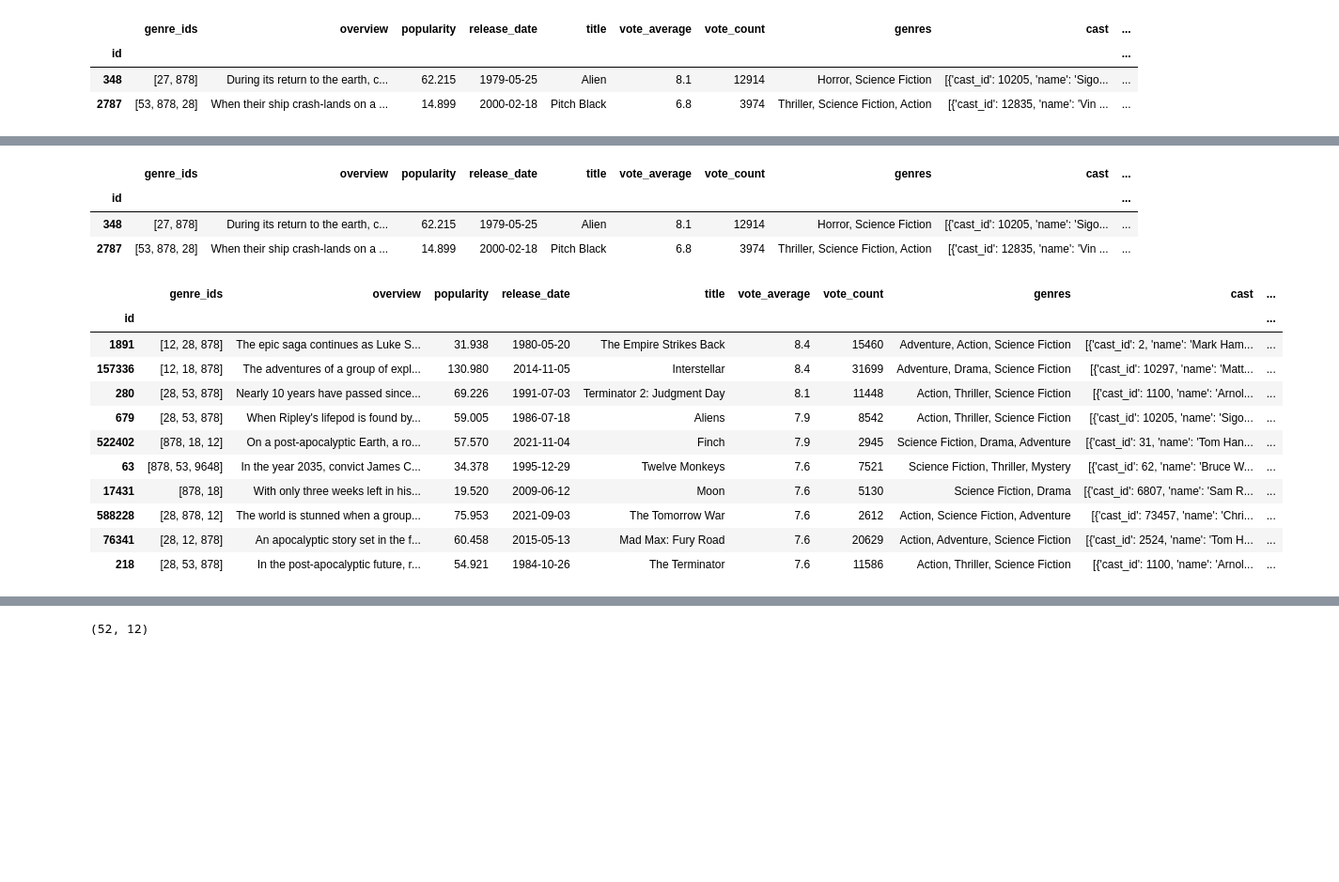
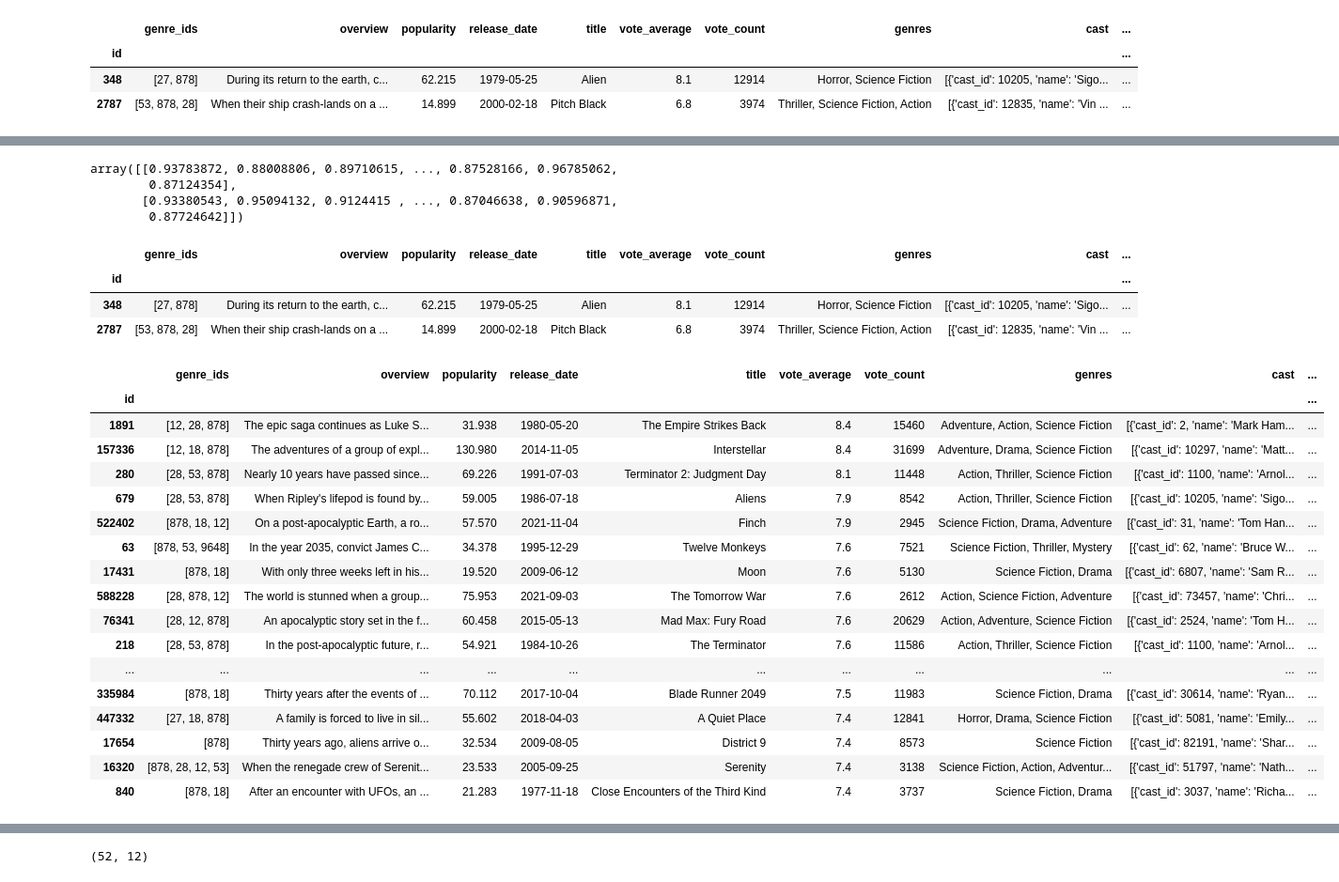
Before and after one commit to fadeeva/normal_projects, a Jupyter notebook: Popular_10000_movies_listed_on_TMDb/prsnt.ipynb, the cells around one changed output, grey strips where cells are left out. Shown at 94% size. Drawn from its saved outputs; the diff is of its cells as text; code cells hidden in the pictures; blank space fills up the shorter version.

Commit message:
compared results

```diff
--- a/Popular_10000_movies_listed_on_TMDb/prsnt.ipynb
+++ b/Popular_10000_movies_listed_on_TMDb/prsnt.ipynb
@@ -798,3 +774,10 @@ similar_movies
+# %%
+result
+# %% [output]
+array([[0.93783872, 0.88008806, 0.89710615, ..., 0.87528166, 0.96785062,
+        0.87124354],
+       [0.93380543, 0.95094132, 0.9124415 , ..., 0.87046638, 0.90596871,
+        0.87724642]])
 # %%
 class IWantToWatchSomethingLike:
     def __init__(self, i_like:list, MIN_VOTE_COUNT=1000, MIN_POPULARITY=14):
@@ -923,17 +906,23 @@ what_to_watch.show_what_i_like()
 | 348 | [27, 878] | During its return to the earth, c... | 62.215 | 1979-05-25 | Alien | 8.1 | 12914 | Horror, Science Fiction | [{'cast_id': 10205, 'name': 'Sigo... | ... |
 | 2787 | [53, 878, 28] | When their ship crash-lands on a ... | 14.899 | 2000-02-18 | Pitch Black | 6.8 | 3974 | Thriller, Science Fiction, Action | [{'cast_id': 12835, 'name': 'Vin ... | ... |
 # %%
-what_to_watch.show_recommendation(sorted_by='vote_average', amount=10)
+what_to_watch.show_recommendation(sorted_by='vote_average', amount=20)
 # %% [output]
 |  | genre_ids | overview | popularity | release_date | title | vote_average | vote_count | genres | cast | ... |
 | id |  |  |  |  |  |  |  |  |  | ... |
 | 1891 | [12, 28, 878] | The epic saga continues as Luke S... | 31.938 | 1980-05-20 | The Empire Strikes Back | 8.4 | 15460 | Adventure, Action, Science Fiction | [{'cast_id': 2, 'name': 'Mark Ham... | ... |
 | 157336 | [12, 18, 878] | The adventures of a group of expl... | 130.980 | 2014-11-05 | Interstellar | 8.4 | 31699 | Adventure, Drama, Science Fiction | [{'cast_id': 10297, 'name': 'Matt... | ... |
 | 280 | [28, 53, 878] | Nearly 10 years have passed since... | 69.226 | 1991-07-03 | Terminator 2: Judgment Day | 8.1 | 11448 | Action, Thriller, Science Fiction | [{'cast_id': 1100, 'name': 'Arnol... | ... |
 | 679 | [28, 53, 878] | When Ripley's lifepod is found by... | 59.005 | 1986-07-18 | Aliens | 7.9 | 8542 | Action, Thriller, Science Fiction | [{'cast_id': 10205, 'name': 'Sigo... | ... |
 | 522402 | [878, 18, 12] | On a post-apocalyptic Earth, a ro... | 57.570 | 2021-11-04 | Finch | 7.9 | 2945 | Science Fiction, Drama, Adventure | [{'cast_id': 31, 'name': 'Tom Han... | ... |
 | 63 | [878, 53, 9648] | In the year 2035, convict James C... | 34.378 | 1995-12-29 | Twelve Monkeys | 7.6 | 7521 | Science Fiction, Thriller, Mystery | [{'cast_id': 62, 'name': 'Bruce W... | ... |
 | 17431 | [878, 18] | With only three weeks left in his... | 19.520 | 2009-06-12 | Moon | 7.6 | 5130 | Science Fiction, Drama | [{'cast_id': 6807, 'name': 'Sam R... | ... |
 | 588228 | [28, 878, 12] | The world is stunned when a group... | 75.953 | 2021-09-03 | The Tomorrow War | 7.6 | 2612 | Action, Science Fiction, Adventure | [{'cast_id': 73457, 'name': 'Chri... | ... |
 | 76341 | [28, 12, 878] | An apocalyptic story set in the f... | 60.458 | 2015-05-13 | Mad Max: Fury Road | 7.6 | 20629 | Action, Adventure, Science Fiction | [{'cast_id': 2524, 'name': 'Tom H... | ... |
 | 218 | [28, 53, 878] | In the post-apocalyptic future, r... | 54.921 | 1984-10-26 | The Terminator | 7.6 | 11586 | Action, Thriller, Science Fiction | [{'cast_id': 1100, 'name': 'Arnol... | ... |
+| ... | ... | ... | ... | ... | ... | ... | ... | ... | ... | ... |
+| 335984 | [878, 18] | Thirty years after the events of ... | 70.112 | 2017-10-04 | Blade Runner 2049 | 7.5 | 11983 | Science Fiction, Drama | [{'cast_id': 30614, 'name': 'Ryan... | ... |
+| 447332 | [27, 18, 878] | A family is forced to live in sil... | 55.602 | 2018-04-03 | A Quiet Place | 7.4 | 12841 | Horror, Drama, Science Fiction | [{'cast_id': 5081, 'name': 'Emily... | ... |
+| 17654 | [878] | Thirty years ago, aliens arrive o... | 32.534 | 2009-08-05 | District 9 | 7.4 | 8573 | Science Fiction | [{'cast_id': 82191, 'name': 'Shar... | ... |
+| 16320 | [878, 28, 12, 53] | When the renegade crew of Serenit... | 23.533 | 2005-09-25 | Serenity | 7.4 | 3138 | Science Fiction, Action, Adventur... | [{'cast_id': 51797, 'name': 'Nath... | ... |
+| 840 | [878, 18] | After an encounter with UFOs, an ... | 21.283 | 1977-11-18 | Close Encounters of the Third Kind | 7.4 | 3737 | Science Fiction, Drama | [{'cast_id': 3037, 'name': 'Richa... | ... |
```
Also changed, not shown: parts of 11 cells of this notebook.
